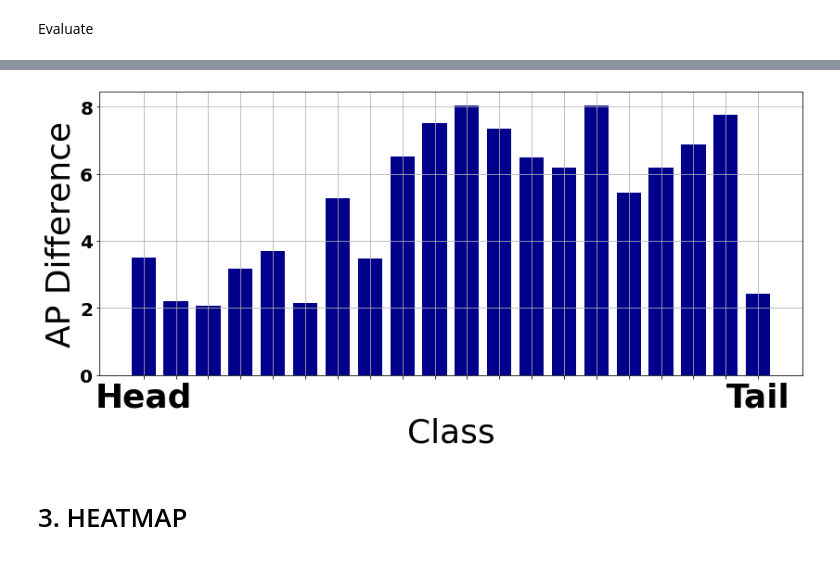
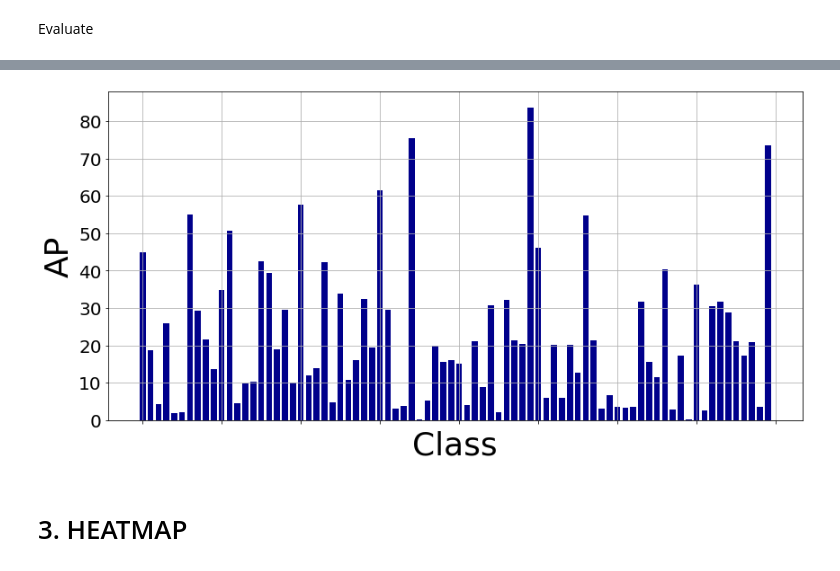
Before and after one commit to SeonghaEom/LT-ML, a Jupyter notebook: notebooks/visualization.ipynb, the cells around one changed output, grey strips where cells are left out. Drawn from its saved outputs; the diff is of its cells as text; code cells hidden in the pictures.

Commit message:
swin vit backbone and classwise AP notebook

```diff
--- a/notebooks/visualization.ipynb
+++ b/notebooks/visualization.ipynb
@@ -256,7 +233,8 @@ for i, (input, target) in tqdm(enumerate(test_loader)):
   target[target == -1] = 0
   feat_Var = torch.autograd.Variable(img).float().detach()
 
-  output = model(feat_Var, None).detach()
+  # output = model(feat_Var, None).detach()
+  output = backbone(feat_Var, None).detach()
   # print(output.requires_grad, target.requires_grad)
   AP.add(output, target)
 map = 100 * AP.value().mean()
@@ -266,7 +253,8 @@ KeyboardInterrupt:
 # %%
 label_li = ['aeroplane', 'bicycle', 'bird', 'boat', 'bottle', 'bus', 'car', 'cat',
        'chair', 'cow', 'diningtable', 'dog', 'horse', 'motorbike', 'person',
-       'pottedplant', 'sheep', 'sofa', 'train', 'tvmonitor']
+       'pottedplant', 'sheep', 'sofa', 'train', 'tvmonitor']#voc
+label_li = [i for i in range(80)] #coco
 
 ap_li = [75.4188, 76.3768, 66.3551, 79.1177, 45.1441, 62.4649, 83.6811, 85.9619,
         58.1541, 48.6313, 67.8912, 79.3836, 79.2103, 69.3254, 88.5846, 50.0462,
@@ -281,9 +269,23 @@ ap_li_tc = [52.6595, 59.2412, 48.0880, 60.5390, 34.5672, 49.0508, 77.6743, 70.00
         42.0592, 32.3638, 49.0484, 57.0762, 55.9363, 55.3863, 81.9262, 41.5481,
         18.1342, 48.6349, 52.5640, 58.6664]#TC
 
+ap_li_base_coco = [44.8806, 18.7181,  4.2505, 26.0276,  1.8891,  2.0793, 55.0725, 29.3584,
+        21.6527, 13.7635, 34.6959, 50.7117,  4.5387,  9.8258, 10.3550, 42.5709,
+        39.2878, 19.0187, 29.4253, 10.1510, 57.6950, 11.8762, 13.9065, 42.1499,
+         4.6982, 33.9326, 10.8716, 15.9627, 32.3844, 19.4244, 61.4208, 29.5272,
+         3.1157,  3.6808, 75.4917,  0.1942,  5.2710, 19.7860, 15.4992, 16.0211,
+        15.0432,  3.9782, 21.1419,  8.8907, 30.8293,  1.9951, 32.1277, 21.3268,
+        20.2985, 83.6436, 46.0174,  5.8537, 20.1276,  5.9066, 20.2521, 12.6364,
+        54.7259, 21.3757,  3.1344,  6.6266,  3.5166,  3.2945,  3.5212, 31.7686,
+        15.5602, 11.4469, 40.4510,  2.9287, 17.3079,  0.1819, 36.1461,  2.6347,
+        30.3691, 31.7924, 28.6856, 21.0613, 17.1495, 20.7845,  3.5991, 73.5261]
+
 Sorted_Ap = []
 for k, v in class_di.items():
        idx = label_li.index(k)
-       print(k, v, ap_li_tc[idx]-ap_li_gcn[idx])
-       Sorted_Ap.append( ap_li_tc[idx]-ap_li_gcn[idx])
+       print("{}, {}, {}".format(k, v, ap_li_base_coco[idx]))
+       Sorted_Ap.append( ap_li_base_coco[idx])
+ap_li_base_coco.sort()
+ap_li_base_coco.reverse()
+ap_li_base_coco
 # %% [output]
@@ -310,25 +326,26 @@ sheep 3 2.4312000000000005
 # %%
 ## mAP histogram class-wise
 
 fig, ax = plt.subplots(1, 1, figsize=(12,6))
 classes = class_di.keys()
 ax.bar( classes, Sorted_Ap, width=0.75, color='darkblue') # metric must be here
 ax.grid()
 ax.tick_params(labelsize=20)
 # ax.bar_label(ax.containers[0], label_type='edge', color='brown', rotation=0, fontsize=20, padding=3)
-classes = ['Head'] + [ "" for _ in range(18)] + ["Tail"]
-ax.set_xticklabels(classes,rotation=0, fontsize=36)
+classes = ['Head'] + [ "" for _ in range(78)] + ["Tail"]
+
+ax.set_xticklabels(classes,rotation=0, fontsize=10)
 
 plt.xlabel('Class', fontsize=36)
-plt.ylabel("AP Difference", fontsize=36)
+plt.ylabel("AP", fontsize=36)
 plt.tight_layout()
 # plt.show()
 # figure = plt.gcf()
 # figure.set_size_inches(12, 6)
 
-plt.savefig('./figures/VOC_APdifference{}.pdf'.format("TC-GCN"), dpi = 600)
+plt.savefig('../figures/COCO_AP{}.png'.format("_resnet18"), dpi = 600)
 # %% [output]
-[figure, old version]
+[figure, new version]
 # %% [markdown]
 # 3. HEATMAP
 # %%
```
Also changed, not shown: parts of 13 cells of this notebook, 6 other files.
